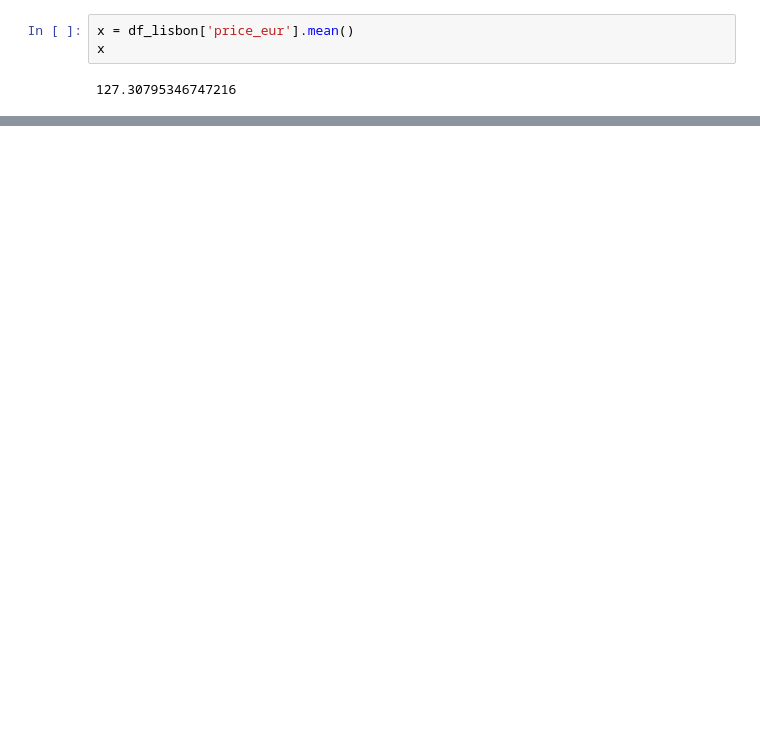
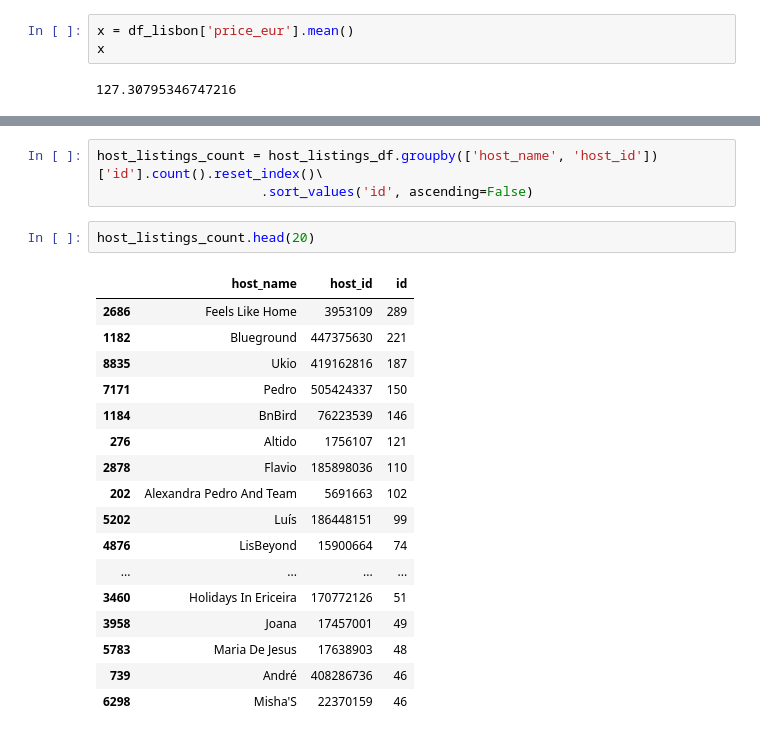
Before and after one commit to dezertdweller/streamlit-lisbon-airbnb-analysis, a Jupyter notebook: airbnb_data_cleaning.ipynb, the cells around one changed output, grey strips where cells are left out. Cells and saved outputs as stored; diff of their text form; blank space fills up the shorter version.

```diff
--- a/airbnb_data_cleaning.ipynb
+++ b/airbnb_data_cleaning.ipynb
@@ -168,0 +226,23 @@ x
+# %%
+host_listings_count = host_listings_df.groupby(['host_name', 'host_id'])['id'].count().reset_index()\
+                     .sort_values('id', ascending=False)
+# %%
+host_listings_count.head(20)
+# %% [output]
+|  | host_name | host_id | id |
+| 2686 | Feels Like Home | 3953109 | 289 |
+| 1182 | Blueground | 447375630 | 221 |
+| 8835 | Ukio | 419162816 | 187 |
+| 7171 | Pedro | 505424337 | 150 |
+| 1184 | BnBird | 76223539 | 146 |
+| 276 | Altido | 1756107 | 121 |
+| 2878 | Flavio | 185898036 | 110 |
+| 202 | Alexandra Pedro And Team | 5691663 | 102 |
+| 5202 | Luís | 186448151 | 99 |
+| 4876 | LisBeyond | 15900664 | 74 |
+| ... | ... | ... | ... |
+| 3460 | Holidays In Ericeira | 170772126 | 51 |
+| 3958 | Joana | 17457001 | 49 |
+| 5783 | Maria De Jesus | 17638903 | 48 |
+| 739 | André | 408286736 | 46 |
+| 6298 | Misha'S | 22370159 | 46 |
```
Also changed, not shown: parts of 14 cells of this notebook, 1 other file.
